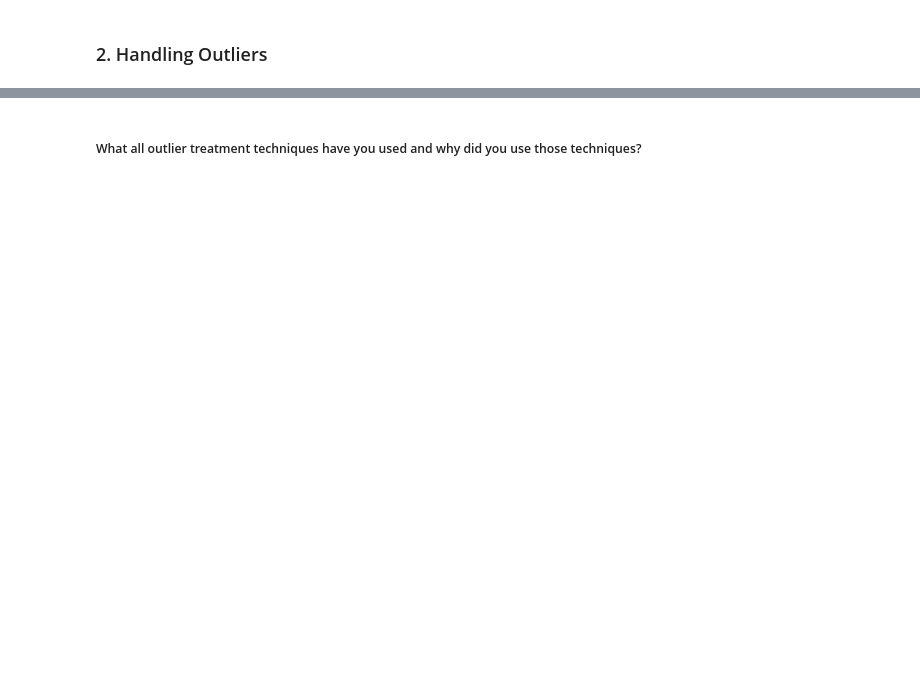
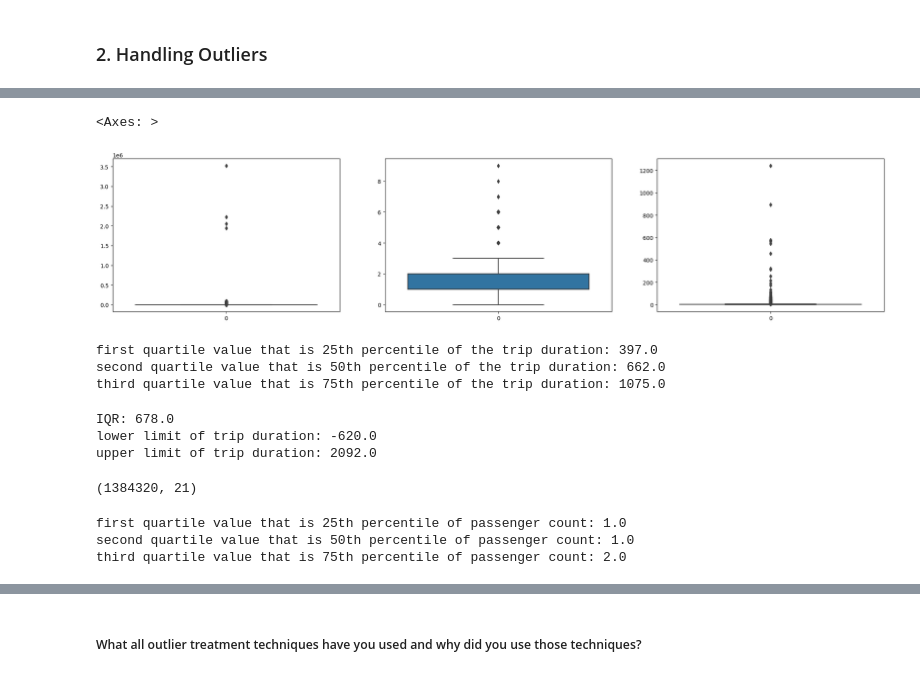
Before and after one commit to Mr-Himanshu123/ML_Project-Taxi-Trip-Time-Prediction, a Jupyter notebook: NYC_Taxi_Trip_Time_Prediction.ipynb, the cells around one changed output, grey strips where cells are left out. Cells and saved outputs as stored; diff of their text form; code cells hidden in the pictures; blank space fills up the shorter version.

```diff
--- a/NYC_Taxi_Trip_Time_Prediction.ipynb
+++ b/NYC_Taxi_Trip_Time_Prediction.ipynb
@@ -1031,0 +1076,36 @@ Answer Here.
+# %%
+#boxplot for visualizing for outliers
+fig,ax=plt.subplots(1,3,figsize=(25,5))
+sns.boxplot(nyc_data['trip_duration'],ax=ax[0])
+sns.boxplot(nyc_data['passenger_count'],ax=ax[1])
+sns.boxplot(nyc_data['distance'],ax=ax[2])
+# %% [output]
+<Axes: >
+[figure, added]
+# %%
+# Handling Outliers & Outlier treatments
+##Finding different quarters of trip_duration column
+trip_duration_Q1=nyc_data['trip_duration'].quantile(0.25)
+print(f'first quartile value that is 25th percentile of the trip duration: {trip_duration_Q1}')
+
+trip_duration_Q2=nyc_data['trip_duration'].quantile(0.50)
+print(f'second quartile value that is 50th percentile of the trip duration: {trip_duration_Q2}')
+
+trip_duration_Q3=nyc_data['trip_duration'].quantile(0.75)
+print(f'third quartile value that is 75th percentile of the trip duration: {trip_duration_Q3}')
+# %% [output]
+first quartile value that is 25th percentile of the trip duration: 397.0
+second quartile value that is 50th percentile of the trip duration: 662.0
+third quartile value that is 75th percentile of the trip duration: 1075.0
+# %%
+#Calculating interquartile range
+IQR=trip_duration_Q3-trip_duration_Q1
+print('IQR:',IQR)
+trip_duration_lower_limit=trip_duration_Q1-1.5*IQR
+trip_duration_upper_limit=trip_duration_Q3+1.5*IQR
+print(f'lower limit of trip duration: {trip_duration_lower_limit}')
+print(f'upper limit of trip duration: {trip_duration_upper_limit}')
+# %% [output]
+IQR: 678.0
+lower limit of trip duration: -620.0
+upper limit of trip duration: 2092.0
@@ -1031,0 +1116,19 @@ Answer Here.
+# %%
+#Checking shape of dataset
+nyc_data.shape
+# %% [output]
+(1384320, 21)
+# %%
+#Fing different quarters of passenger count column
+passenger_count_Q1=nyc_data['passenger_count'].quantile(0.25)
+print(f'first quartile value that is 25th percentile of passenger count: {passenger_count_Q1}')
+
+passenger_count_Q2=nyc_data['passenger_count'].quantile(0.50)
+print(f'second quartile value that is 50th percentile of passenger count: {passenger_count_Q2}')
+
+passenger_count_Q3=nyc_data['passenger_count'].quantile(0.75)
+print(f'third quartile value that is 75th percentile of passenger count: {passenger_count_Q3}')
+# %% [output]
+first quartile value that is 25th percentile of passenger count: 1.0
+second quartile value that is 50th percentile of passenger count: 1.0
+third quartile value that is 75th percentile of passenger count: 2.0
```
Also changed, not shown: parts of 100 cells of this notebook.
